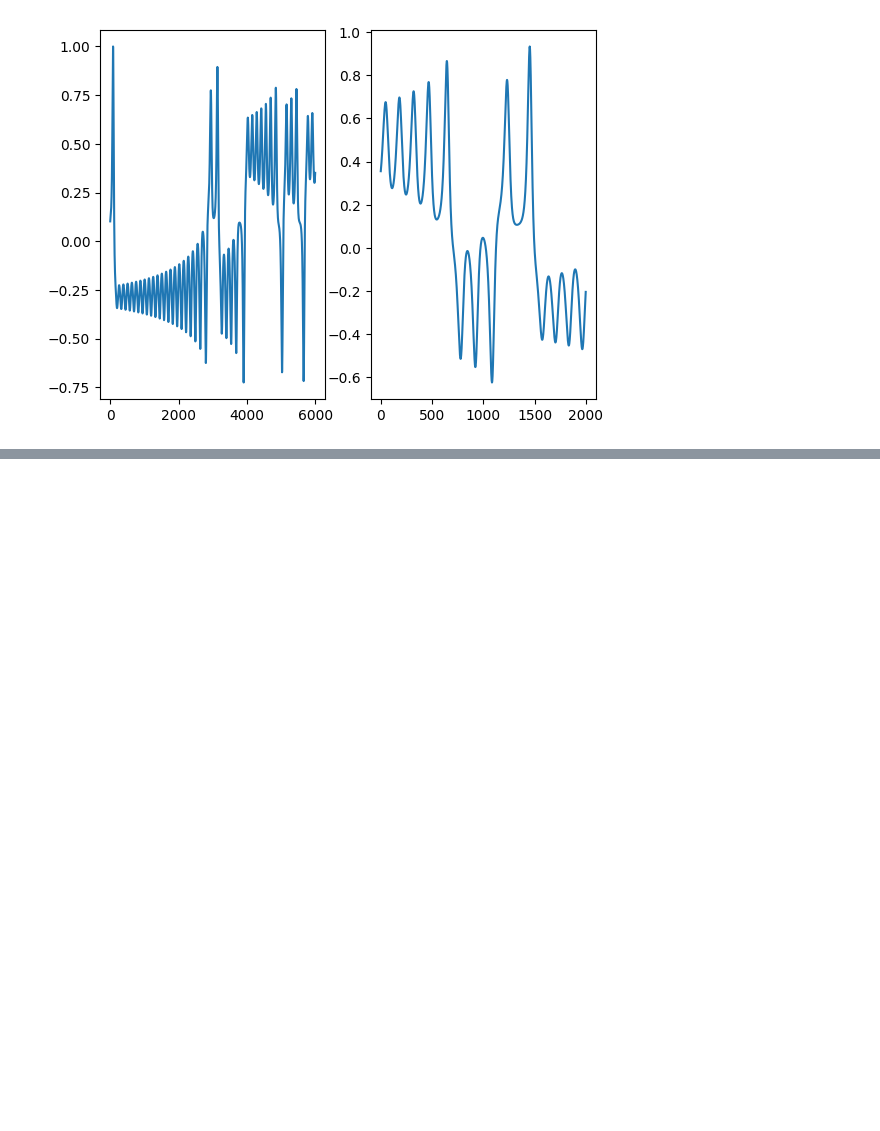
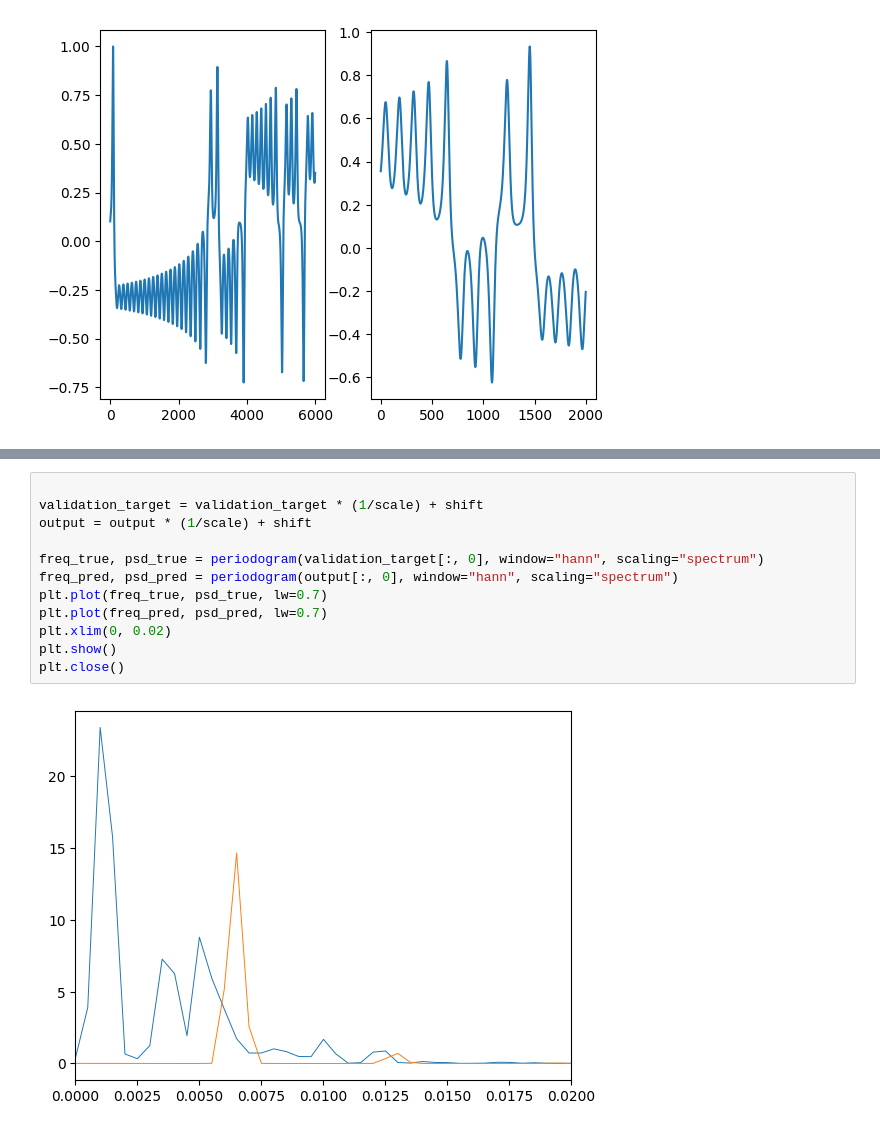
Before and after one commit to Learning-of-Dynamic-Processes/kernelngrcvolterra, a Jupyter notebook: lorenz_cv_checking_data.ipynb, the cells around one changed output, grey strips where cells are left out. Saved outputs shown, nothing was run; the diff lists cells and outputs as text; blank space fills up the shorter version.

```diff
--- a/lorenz_cv_checking_data.ipynb
+++ b/lorenz_cv_checking_data.ipynb
@@ -55,0 +86,14 @@ for i in range(len(cv_datasets)):
+# %%
+
+validation_target = validation_target * (1/scale) + shift
+output = output * (1/scale) + shift
+
+freq_true, psd_true = periodogram(validation_target[:, 0], window="hann", scaling="spectrum")
+freq_pred, psd_pred = periodogram(output[:, 0], window="hann", scaling="spectrum")
+plt.plot(freq_true, psd_true, lw=0.7)
+plt.plot(freq_pred, psd_pred, lw=0.7)
+plt.xlim(0, 0.02)
+plt.show()
+plt.close()
+# %% [output]
+[figure, added]
```
Also changed, not shown: parts of 4 cells of this notebook, 22 other files.
